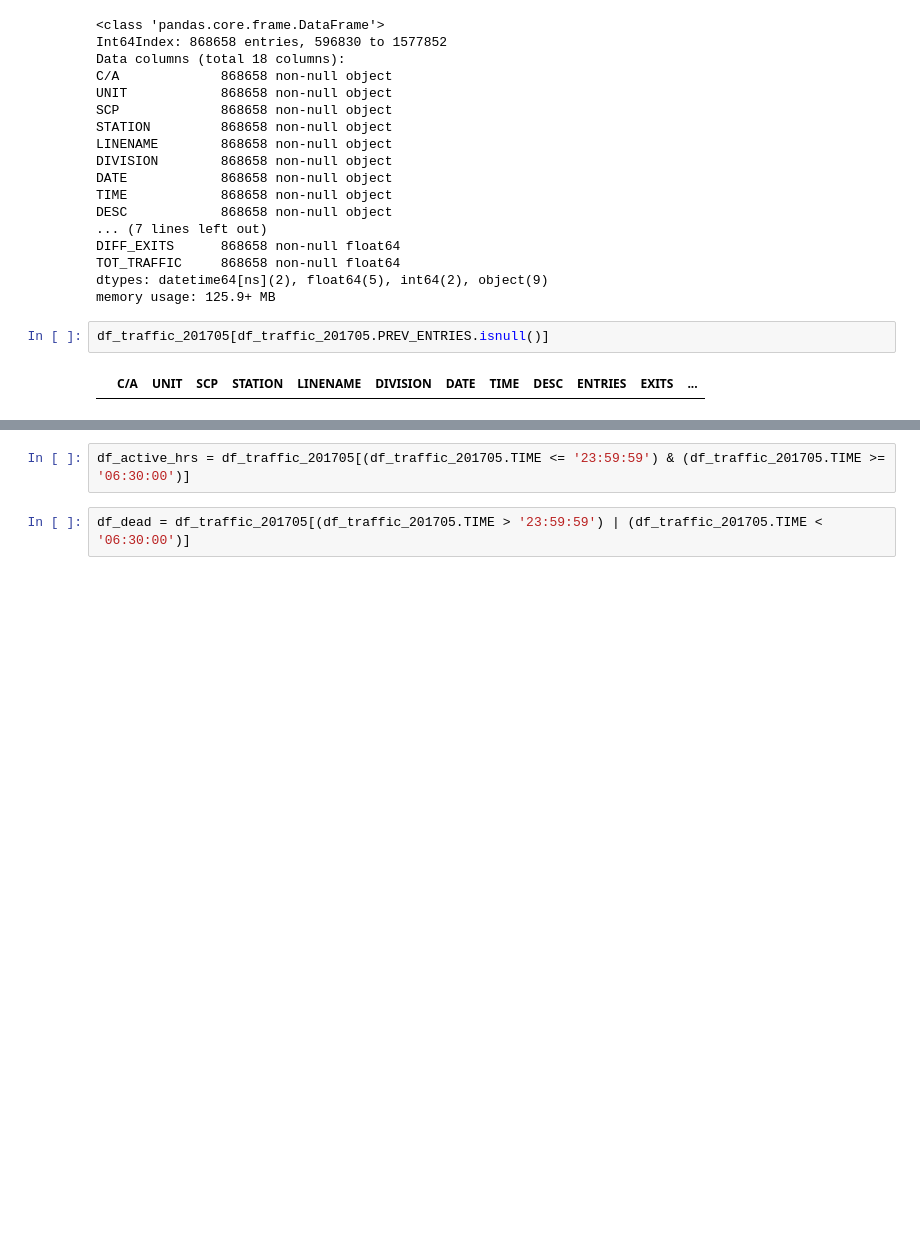
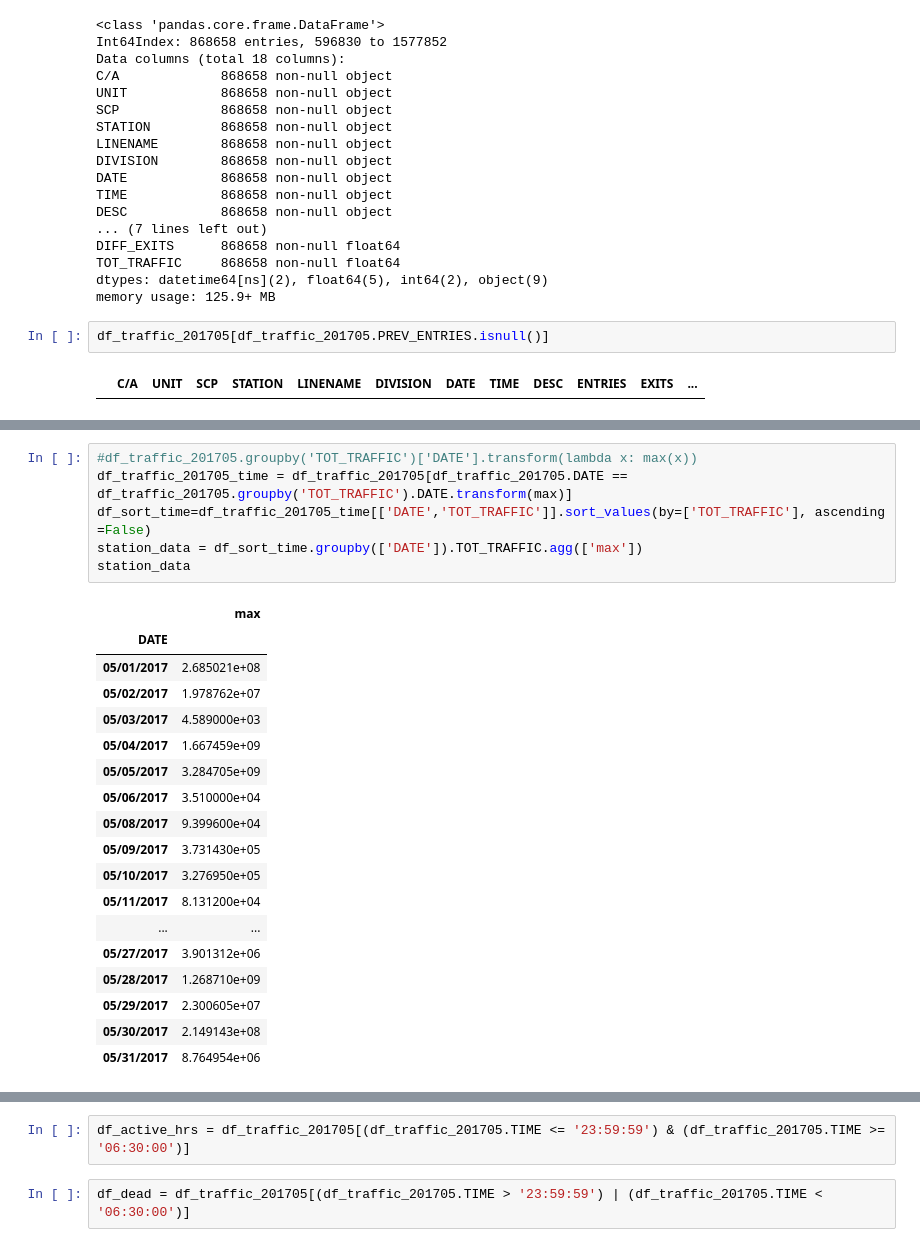
Before and after one commit to zhouza/MetisProject01, a Jupyter notebook: test.ipynb, the cells around one changed output, grey strips where cells are left out. Drawn from its saved outputs; the diff is of its cells as text; blank space fills up the shorter version.

```diff
--- a/test.ipynb
+++ b/test.ipynb
@@ -253,0 +251,25 @@ y = df_traffic_201705.TOT_TRAFFIC.values
+# %%
+#df_traffic_201705.groupby('TOT_TRAFFIC')['DATE'].transform(lambda x: max(x))
+df_traffic_201705_time = df_traffic_201705[df_traffic_201705.DATE == df_traffic_201705.groupby('TOT_TRAFFIC').DATE.transform(max)]
+df_sort_time=df_traffic_201705_time[['DATE','TOT_TRAFFIC']].sort_values(by=['TOT_TRAFFIC'], ascending =False)
+station_data = df_sort_time.groupby(['DATE']).TOT_TRAFFIC.agg(['max'])
+station_data
+# %% [output]
+|  | max |
+| DATE |  |
+| 05/01/2017 | 2.685021e+08 |
+| 05/02/2017 | 1.978762e+07 |
+| 05/03/2017 | 4.589000e+03 |
+| 05/04/2017 | 1.667459e+09 |
+| 05/05/2017 | 3.284705e+09 |
+| 05/06/2017 | 3.510000e+04 |
+| 05/08/2017 | 9.399600e+04 |
+| 05/09/2017 | 3.731430e+05 |
+| 05/10/2017 | 3.276950e+05 |
+| 05/11/2017 | 8.131200e+04 |
+| ... | ... |
+| 05/27/2017 | 3.901312e+06 |
+| 05/28/2017 | 1.268710e+09 |
+| 05/29/2017 | 2.300605e+07 |
+| 05/30/2017 | 2.149143e+08 |
+| 05/31/2017 | 8.764954e+06 |
```
Also changed, not shown: parts of 11 cells of this notebook.
